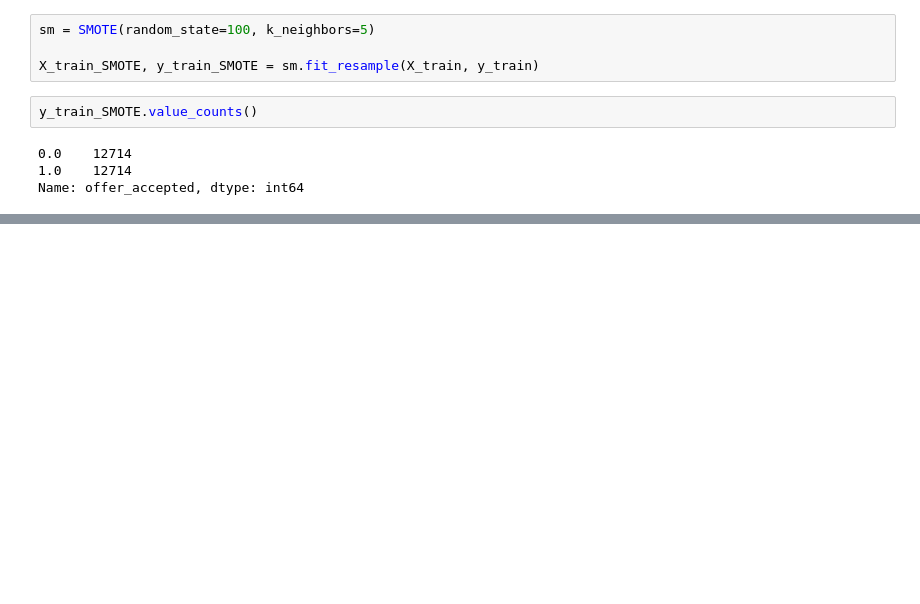
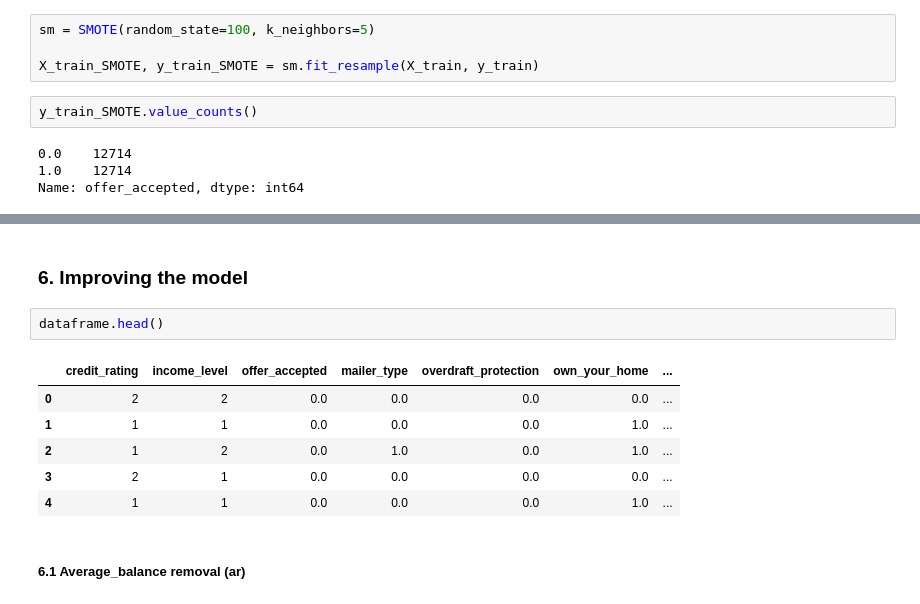
Before and after one commit to RetCast/data_mid_bootcamp_project_classification, a Jupyter notebook: data_mid_bootcamp_project_classification.ipynb, the cells around one changed output, grey strips where cells are left out. Saved outputs shown, nothing was run; the diff lists cells and outputs as text; blank space fills up the shorter version.

Commit message:
[ADD] - Improving the model

```diff
--- a/data_mid_bootcamp_project_classification.ipynb
+++ b/data_mid_bootcamp_project_classification.ipynb
@@ -803,0 +823,13 @@ plt.show()
+# %% [markdown]
+### 6. Improving the model
+# %%
+dataframe.head()
+# %% [output]
+|  | credit_rating | income_level | offer_accepted | mailer_type | overdraft_protection | own_your_home | ... |
+| 0 | 2 | 2 | 0.0 | 0.0 | 0.0 | 0.0 | ... |
+| 1 | 1 | 1 | 0.0 | 0.0 | 0.0 | 1.0 | ... |
+| 2 | 1 | 2 | 0.0 | 1.0 | 0.0 | 1.0 | ... |
+| 3 | 2 | 1 | 0.0 | 0.0 | 0.0 | 0.0 | ... |
+| 4 | 1 | 1 | 0.0 | 0.0 | 0.0 | 1.0 | ... |
+# %% [markdown]
+##### 6.1 Average_balance removal (ar)
```
Also changed, not shown: parts of 29 cells of this notebook.
